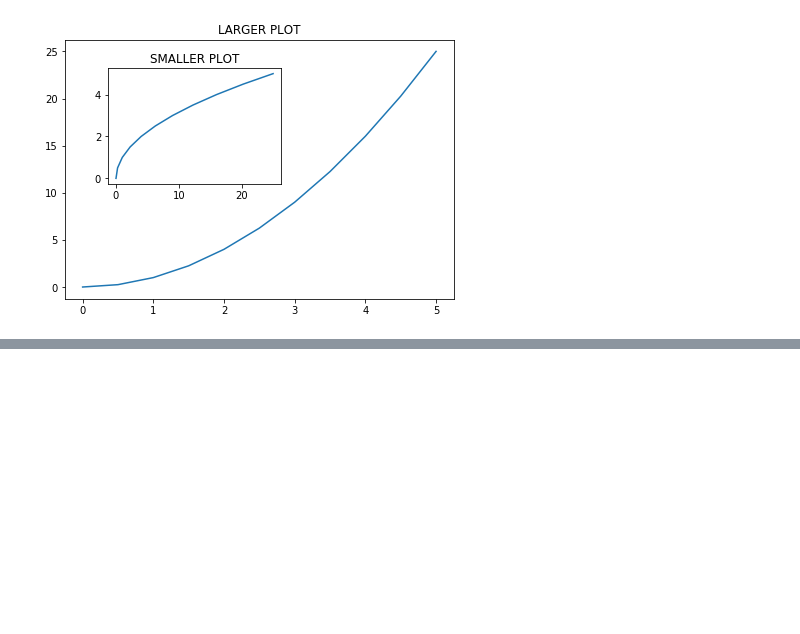
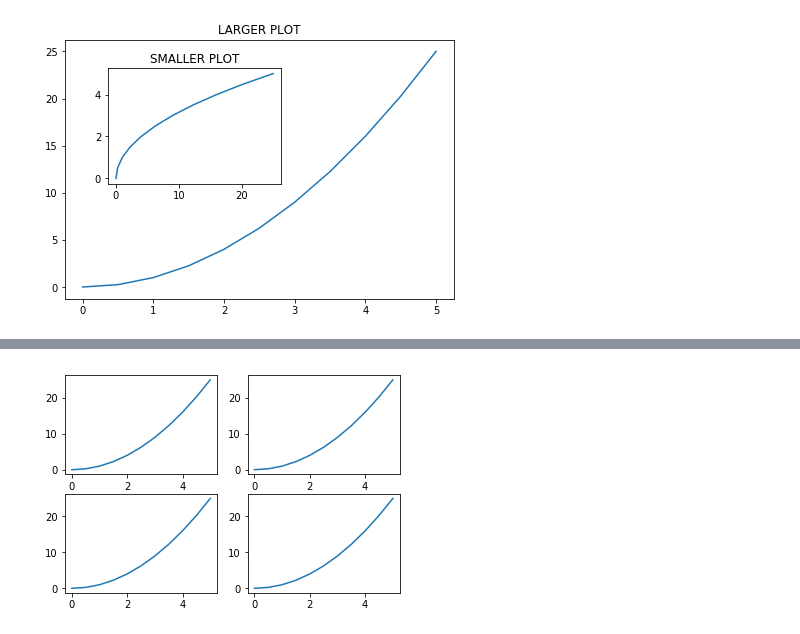
Before and after one commit to c2eien/charles, a Jupyter notebook: Data Vis/MatPlotLib/matplotlib.ipynb, the cells around one changed output, grey strips where cells are left out. Saved outputs shown, nothing was run; the diff lists cells and outputs as text; code cells hidden in the pictures; blank space fills up the shorter version.

```diff
--- a/Data Vis/MatPlotLib/matplotlib.ipynb
+++ b/Data Vis/MatPlotLib/matplotlib.ipynb
@@ -90,0 +108,10 @@ axes2.set_title('SMALLER PLOT')
+# %%
+# can iterate on axes, since it's an array
+fig1,axes1 = plt.subplots(nrows=2,ncols=2)
+for i in axes1:
+    for j in i:
+        j.plot(x,y)
+
+#note: had to have a nested iteration, since it's a 2-d array
+# %% [output]
+[figure, added]
```
Also changed, not shown: parts of 8 cells of this notebook, 2 other files.
